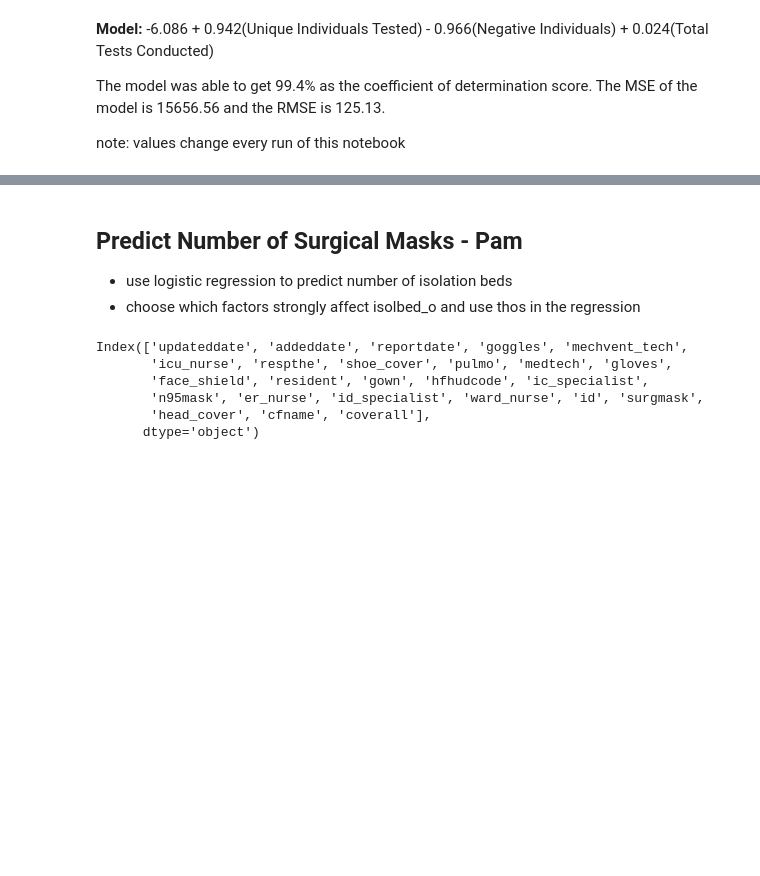
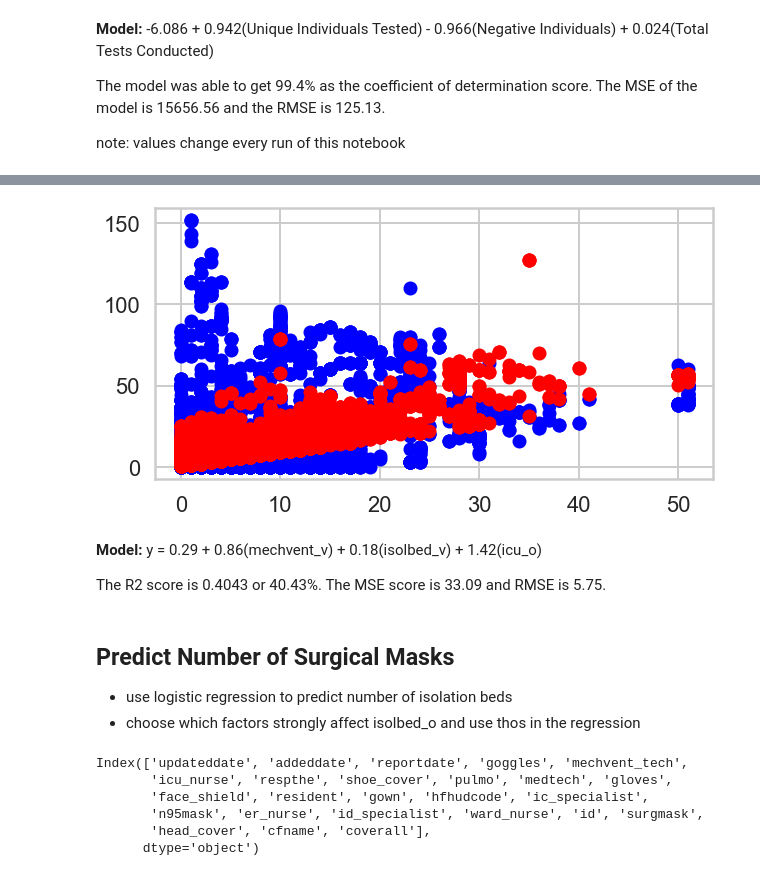
Before and after one commit to klouiesun00/CMSC197-ML-MiniProj-GroupJ, a Jupyter notebook: Mini-Project.ipynb, the cells around one changed output, grey strips where cells are left out. Cells and saved outputs as stored; diff of their text form; code cells hidden in the pictures; blank space fills up the shorter version.

```diff
--- a/Mini-Project.ipynb
+++ b/Mini-Project.ipynb
@@ -317,5 +471,19 @@ note: values change every run of this notebook
+# %%
+plt.figure(figsize=(10, 5))
+plt.scatter(x_test['mechvent_v'], y_test, color ='b')
+plt.scatter(x_test['mechvent_v'], y_pred, color ='r')
+#plt.plot(y_pred, color ='k')
+
+plt.show()
+# %% [output]
+[figure, added]
+# %% [markdown]
+<b>Model:</b> y = 0.29 + 0.86(mechvent_v) + 0.18(isolbed_v) + 1.42(icu_o)
+
+
+The R2 score is 0.4043 or 40.43%. The MSE score is 33.09 and RMSE is 5.75.
 # %% [markdown]
-## Predict Number of Surgical Masks - Pam
+## Predict Number of Surgical Masks
 - use logistic regression to predict number of isolation beds
 - choose which factors strongly affect isolbed_o and use thos in the regression
 # %%
```
Also changed, not shown: parts of 20 cells of this notebook.
